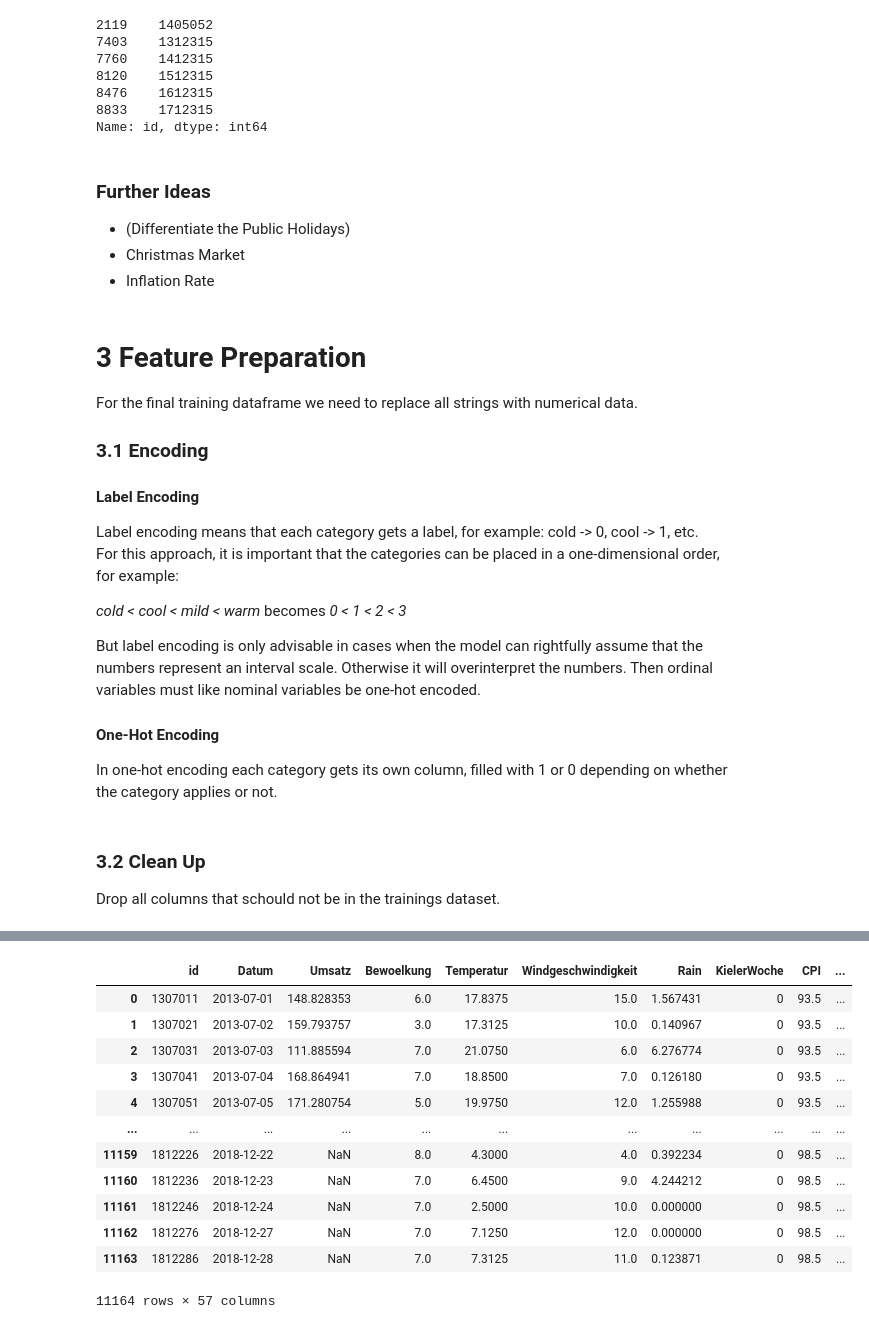
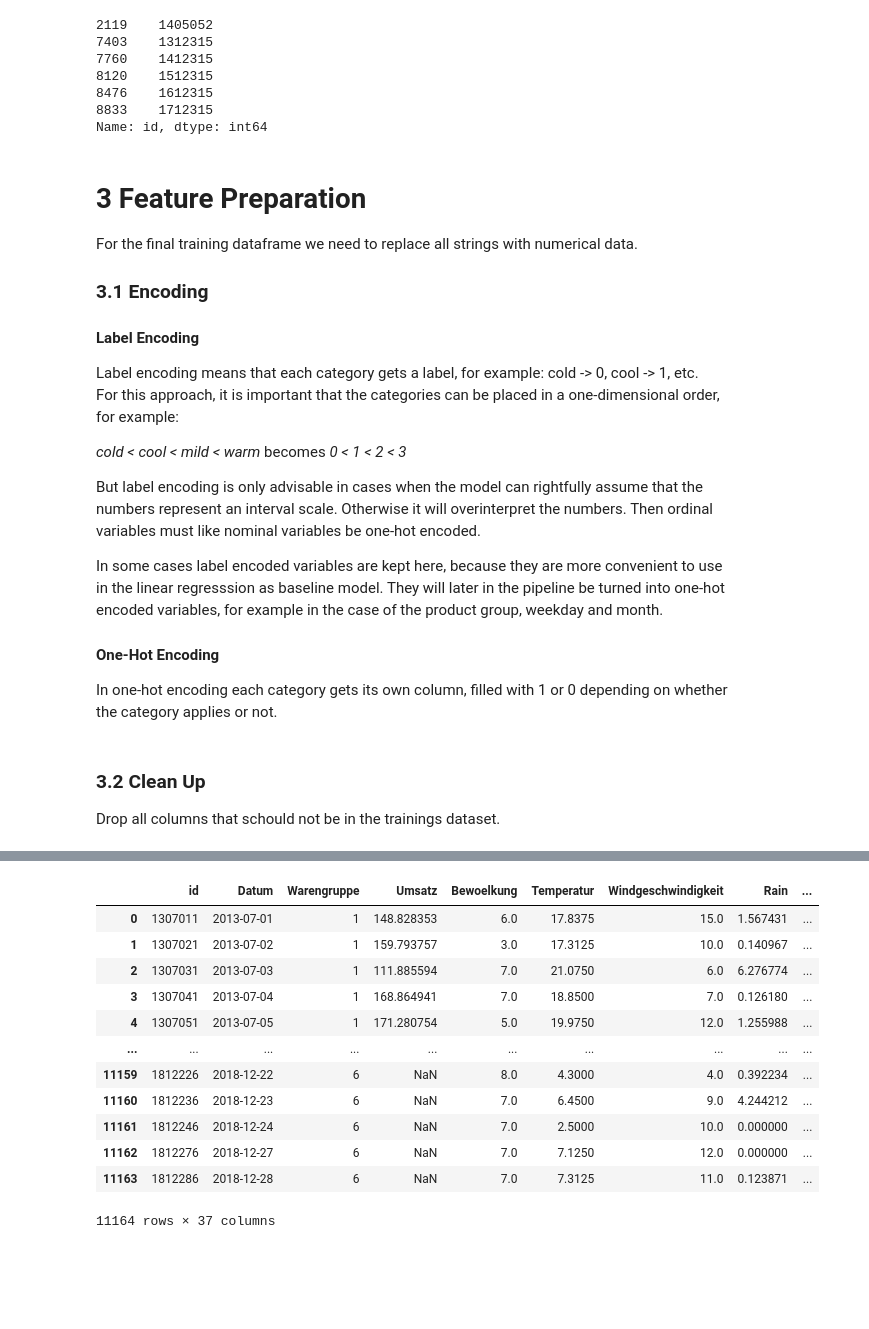
Before and after one commit to thorsten789/bakery_sales_prediction, a Jupyter notebook: 0_DataPreparation/data_prep.ipynb, the cells around one changed output, grey strips where cells are left out. Saved outputs shown, nothing was run; the diff lists cells and outputs as text; code cells hidden in the pictures; blank space fills up the shorter version.

```diff
--- a/0_DataPreparation/data_prep_more_OneHotEncoding.ipynb
+++ b/0_DataPreparation/data_prep.ipynb
@@ -59,6 +59,9 @@ econ = econ[(econ['Month'] >= '2012-01-01') & (econ['Month'] <= '2019-08-01')]
 econ['GDP'] = econ['GDP'].str.replace(',', '.').astype(float)
 econ['CPI'] = econ['CPI'].str.replace(',', '.').astype(float)
 econ['Unemployment'] = econ['Unemployment'].str.replace(',', '.').astype(float)
+
+econ['Unemp_enc'] = pd.qcut(econ['Unemployment'], q=4, labels=[0, 1, 2, 3])
+econ['GDP_enc'] = pd.qcut(econ['GDP'], q=4, labels=[0, 1, 2, 3])
 # %% [markdown]
 ### 1.2 Merge all the dataframes step by step
 One dataframe merges sales with weather and kiwo.
@@ -284,7 +287,7 @@ def windklasse(wind):
     else:
         return "storm"
 # %%
-feature_collection["Weathercategory"] = feature_collection["Wettercode"].apply(group_weather)
+feature_collection["Weathercategorie"] = feature_collection["Wettercode"].apply(group_weather)
 feature_collection["Temperatureclass"] = feature_collection["Temperatur"].apply(temperature_class)
 feature_collection["Cloudclass"] = feature_collection["Bewoelkung"].apply(bewoelkung_klasse)
 feature_collection["Windclass"] = feature_collection["Windgeschwindigkeit"].apply(windklasse)
@@ -510,12 +513,6 @@ print(feature_collection[feature_collection["Residual"] == 1]["id"])
 8476    1612315
 8833    1712315
 Name: id, dtype: int64
-# %% [markdown]
-### Further Ideas
-
-- (Differentiate the Public Holidays)
-- Christmas Market
-- Inflation Rate
 # %% [markdown]
 # 3 Feature Preparation
 For the final training dataframe we need to replace all strings with numerical data.
@@ -529,45 +526,35 @@ For this approach, it is important that the categories can be placed in a one-di
 
 But label encoding is only advisable in cases when the model can rightfully assume that the numbers represent an interval scale. Otherwise it will overinterpret the numbers. Then ordinal variables must like nominal variables be one-hot encoded.
 
+In some cases label encoded variables are kept here, because they are more convenient to use in the linear regresssion as baseline model. They will later in the pipeline be turned into one-hot encoded variables, for example in the case of the product group, weekday and month.
+
 #### One-Hot Encoding
 In one-hot encoding each category gets its own column, filled with 1 or 0 depending on whether the category applies or not.
 # %%
 features_raw = feature_collection.copy()
 
-# Label-Encoding für ordinale Kategorien
+# Label Encoding für ordinale Kategorien
 label_encoders = {}
 for col in ["Temperatureclass", "Cloudclass", "Windclass"]:
     le = LabelEncoder()
     features_raw[col + "_enc"] = le.fit_transform(features_raw[col])
-    label_encoders[col] = le
+    label_encoders[col] = le  # falls später wieder dekodiert werden soll
 
-# Mapping und One-Hot-Encoding für Warengruppe
-mapping = {1: 'Brot', 2: 'Broetchen', 3: 'Croissant', 4: 'Konditorei', 5: 'Kuchen', 6: 'Saisonbrot'}
-features_raw['Product'] = features_raw['Warengruppe'].map(mapping)
-features_encoded = pd.get_dummies(features_raw, columns=["Product"], prefix="Group")
-dummy_cols = [col for col in features_encoded.columns if col.startswith("Group_")]
-features_encoded[dummy_cols] = features_encoded[dummy_cols].astype(int)
-
-# One-Hot-Encoding für Weathercategory
-features_encoded = pd.get_dummies(features_encoded, columns=["Weathercategory"], prefix="Weather")
+# One-Hot Encoding für nicht-ordinale Kategorie
+features_encoded = pd.get_dummies(features_raw, columns=["Weathercategorie"], prefix="Weather")
 weather_columns = [col for col in features_encoded.columns if col.startswith("Weather_")]
 features_encoded[weather_columns] = features_encoded[weather_columns].astype(int)
 
-# One-Hot-Encoding für Wochentag
-features_encoded = pd.get_dummies(features_encoded, columns=["Wochentag"], prefix="Weekday")
-weekday_cols = [col for col in features_encoded.columns if col.startswith("Weekday_")]
-features_encoded[weekday_cols] = features_encoded[weekday_cols].astype(int)
-
-# One-Hot-Encoding für Monat
-features_encoded = pd.get_dummies(features_encoded, columns=["Monat"], prefix="Month")
-month_cols = [col for col in features_encoded.columns if col.startswith("Month_")]
-features_encoded[month_cols] = features_encoded[month_cols].astype(int)
+# # Map the 'Warengruppe' to product names
+# mapping = {1: 'Brot', 2: 'Broetchen', 3: 'Croissant', 4: 'Konditorei', 5: 'Kuchen', 6: 'Saisonbrot'}
+# features_encoded['Product'] = features_encoded['Warengruppe'].map(mapping)
+# features_encoded = pd.get_dummies(features_encoded, columns=["Product"], prefix="Group")
 # %% [markdown]
 ### 3.2 Clean Up
 Drop all columns that schould not be in the trainings dataset.
 # %%
 features = features_encoded.copy()
-features = features.drop(columns=['Warengruppe', 'Wettercode', 'Month', 'Quarter', 'Temperatureclass', 'Cloudclass', 'Windclass'])
+features = features.drop(columns=[ 'Temperatureclass', 'Cloudclass', 'Windclass', 'Month', 'Quarter', 'Wettercode'])
 pd.set_option('display.max_columns', None)
 features.info()
 features
@@ -592,16 +579,16 @@ memory usage: 4.9 MB
-|  | id | Datum | Umsatz | Bewoelkung | Temperatur | Windgeschwindigkeit | Rain | KielerWoche | CPI | ... |
-| 0 | 1307011 | 2013-07-01 | 148.828353 | 6.0 | 17.8375 | 15.0 | 1.567431 | 0 | 93.5 | ... |
-| 1 | 1307021 | 2013-07-02 | 159.793757 | 3.0 | 17.3125 | 10.0 | 0.140967 | 0 | 93.5 | ... |
-| 2 | 1307031 | 2013-07-03 | 111.885594 | 7.0 | 21.0750 | 6.0 | 6.276774 | 0 | 93.5 | ... |
-| 3 | 1307041 | 2013-07-04 | 168.864941 | 7.0 | 18.8500 | 7.0 | 0.126180 | 0 | 93.5 | ... |
-| 4 | 1307051 | 2013-07-05 | 171.280754 | 5.0 | 19.9750 | 12.0 | 1.255988 | 0 | 93.5 | ... |
-| ... | ... | ... | ... | ... | ... | ... | ... | ... | ... | ... |
-| 11159 | 1812226 | 2018-12-22 | NaN | 8.0 | 4.3000 | 4.0 | 0.392234 | 0 | 98.5 | ... |
-| 11160 | 1812236 | 2018-12-23 | NaN | 7.0 | 6.4500 | 9.0 | 4.244212 | 0 | 98.5 | ... |
-| 11161 | 1812246 | 2018-12-24 | NaN | 7.0 | 2.5000 | 10.0 | 0.000000 | 0 | 98.5 | ... |
-| 11162 | 1812276 | 2018-12-27 | NaN | 7.0 | 7.1250 | 12.0 | 0.000000 | 0 | 98.5 | ... |
-| 11163 | 1812286 | 2018-12-28 | NaN | 7.0 | 7.3125 | 11.0 | 0.123871 | 0 | 98.5 | ... |
+|  | id | Datum | Warengruppe | Umsatz | Bewoelkung | Temperatur | Windgeschwindigkeit | Rain | ... |
+| 0 | 1307011 | 2013-07-01 | 1 | 148.828353 | 6.0 | 17.8375 | 15.0 | 1.567431 | ... |
+| 1 | 1307021 | 2013-07-02 | 1 | 159.793757 | 3.0 | 17.3125 | 10.0 | 0.140967 | ... |
+| 2 | 1307031 | 2013-07-03 | 1 | 111.885594 | 7.0 | 21.0750 | 6.0 | 6.276774 | ... |
+| 3 | 1307041 | 2013-07-04 | 1 | 168.864941 | 7.0 | 18.8500 | 7.0 | 0.126180 | ... |
+| 4 | 1307051 | 2013-07-05 | 1 | 171.280754 | 5.0 | 19.9750 | 12.0 | 1.255988 | ... |
+| ... | ... | ... | ... | ... | ... | ... | ... | ... | ... |
+| 11159 | 1812226 | 2018-12-22 | 6 | NaN | 8.0 | 4.3000 | 4.0 | 0.392234 | ... |
+| 11160 | 1812236 | 2018-12-23 | 6 | NaN | 7.0 | 6.4500 | 9.0 | 4.244212 | ... |
+| 11161 | 1812246 | 2018-12-24 | 6 | NaN | 7.0 | 2.5000 | 10.0 | 0.000000 | ... |
+| 11162 | 1812276 | 2018-12-27 | 6 | NaN | 7.0 | 7.1250 | 12.0 | 0.000000 | ... |
+| 11163 | 1812286 | 2018-12-28 | 6 | NaN | 7.0 | 7.3125 | 11.0 | 0.123871 | ... |
-11164 rows × 57 columns
+11164 rows × 37 columns
 # %%
 # Save the result to a CSV file
 features.to_csv("features.csv", index=False)
```
Also changed, not shown: parts of 8 cells of this notebook, 2 other files.
